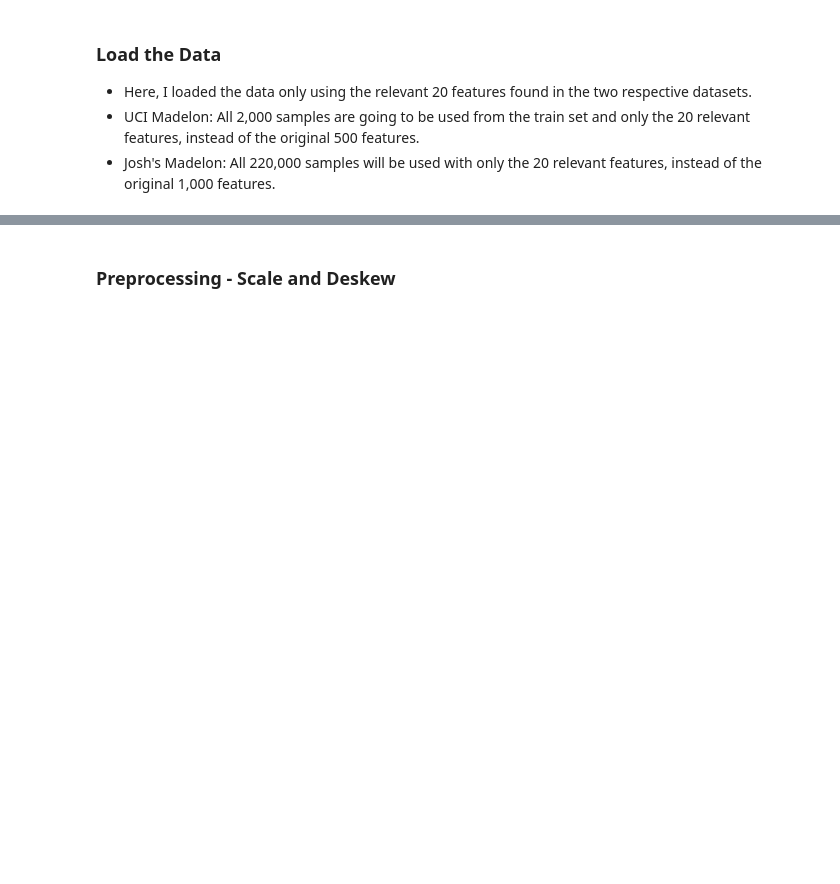
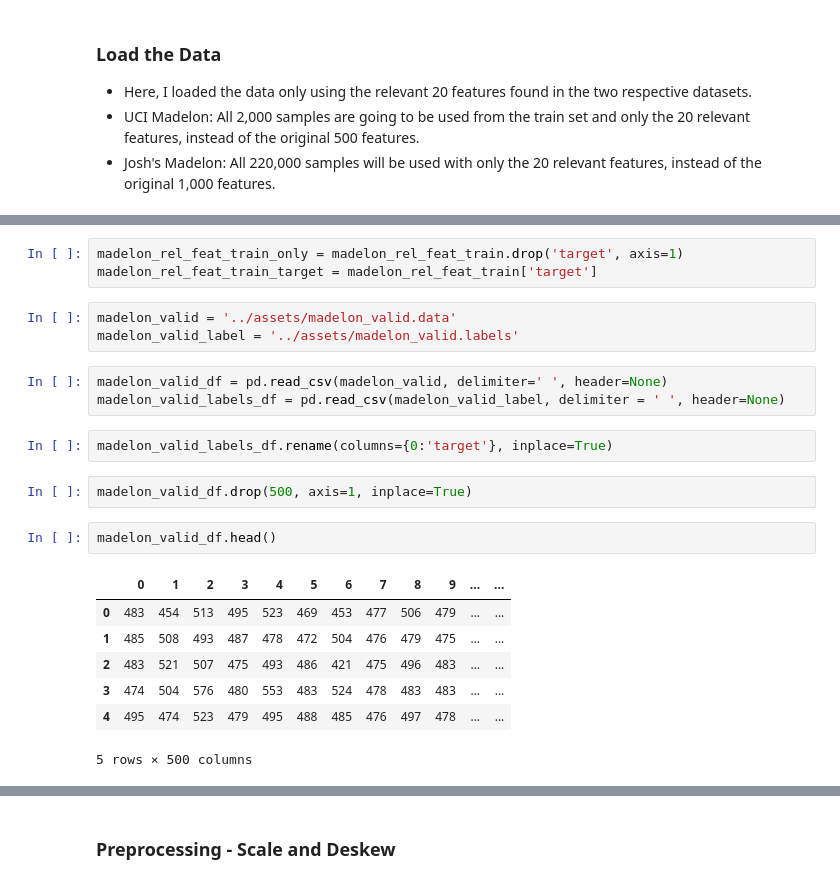
Before and after one commit to godsylla/UCI-Madelon-Dataset, a Jupyter notebook: ipynb/04-Classify_Using_Relevant_Features.ipynb, the cells around one changed output, grey strips where cells are left out. Cells and saved outputs as stored; diff of their text form; blank space fills up the shorter version.

```diff
--- a/ipynb/04-Classify_Using_Relevant_Features.ipynb
+++ b/ipynb/04-Classify_Using_Relevant_Features.ipynb
@@ -17,0 +80,23 @@
+# %%
+madelon_rel_feat_train_only = madelon_rel_feat_train.drop('target', axis=1)
+madelon_rel_feat_train_target = madelon_rel_feat_train['target']
+# %%
+madelon_valid = '../assets/madelon_valid.data'
+madelon_valid_label = '../assets/madelon_valid.labels'
+# %%
+madelon_valid_df = pd.read_csv(madelon_valid, delimiter=' ', header=None)
+madelon_valid_labels_df = pd.read_csv(madelon_valid_label, delimiter = ' ', header=None)
+# %%
+madelon_valid_labels_df.rename(columns={0:'target'}, inplace=True)
+# %%
+madelon_valid_df.drop(500, axis=1, inplace=True)
+# %%
+madelon_valid_df.head()
+# %% [output]
+|  | 0 | 1 | 2 | 3 | 4 | 5 | 6 | 7 | 8 | 9 | ... | ... |
+| 0 | 483 | 454 | 513 | 495 | 523 | 469 | 453 | 477 | 506 | 479 | ... | ... |
+| 1 | 485 | 508 | 493 | 487 | 478 | 472 | 504 | 476 | 479 | 475 | ... | ... |
+| 2 | 483 | 521 | 507 | 475 | 493 | 486 | 421 | 475 | 496 | 483 | ... | ... |
+| 3 | 474 | 504 | 576 | 480 | 553 | 483 | 524 | 478 | 483 | 483 | ... | ... |
+| 4 | 495 | 474 | 523 | 479 | 495 | 488 | 485 | 476 | 497 | 478 | ... | ... |
+5 rows × 500 columns
```
Also changed, not shown: parts of 34 cells of this notebook, 4 other files.
